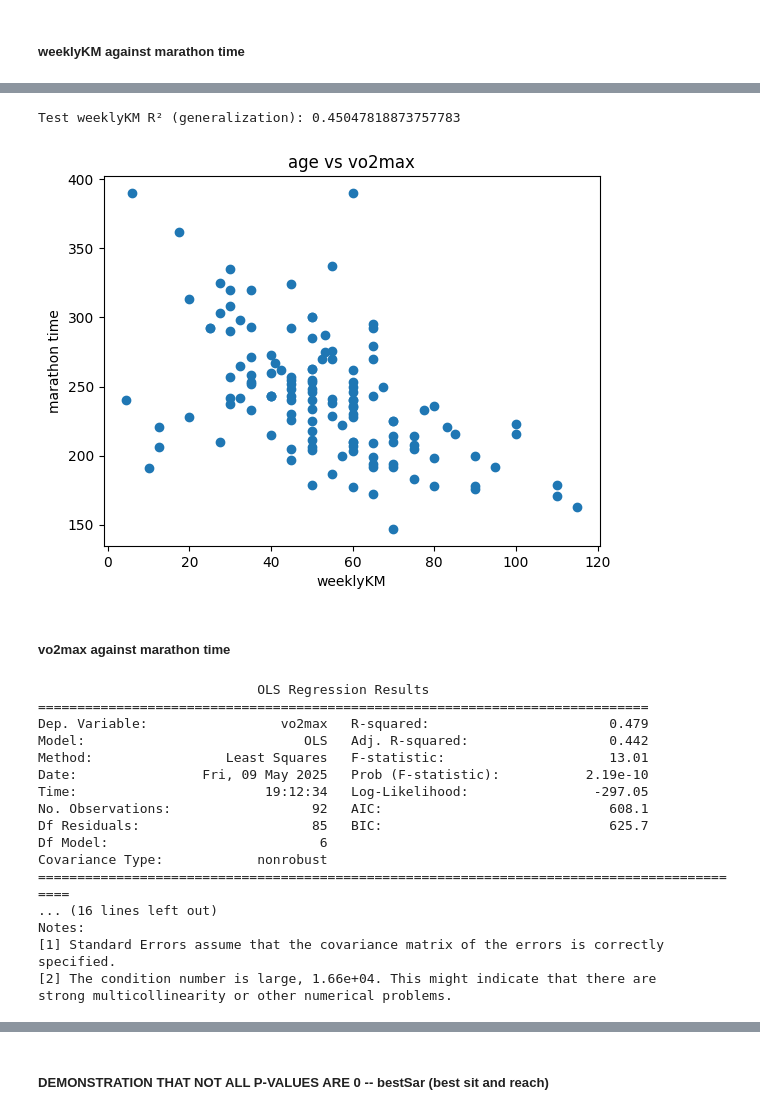
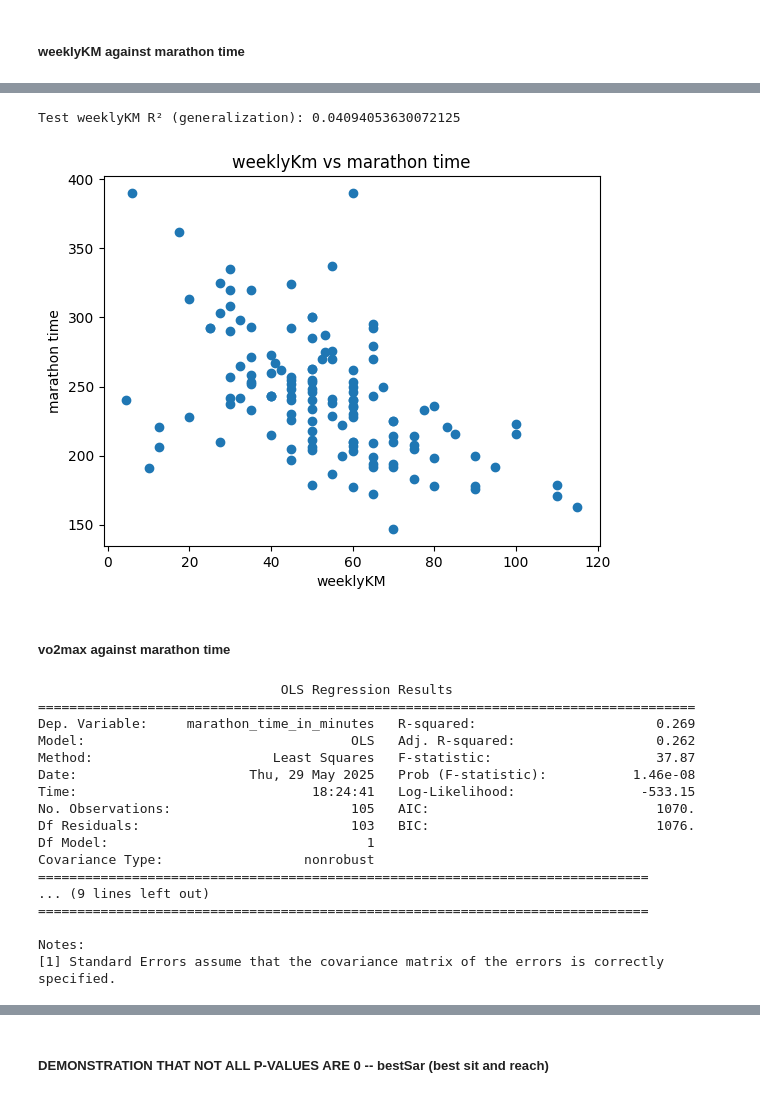
Before and after one commit to lambione/ML-running-thesis, a Jupyter notebook: linearRegression.ipynb, the cells around one changed output, grey strips where cells are left out. Drawn from its saved outputs; the diff is of its cells as text; code cells hidden in the pictures.

```diff
--- a/linearRegression.ipynb
+++ b/linearRegression.ipynb
@@ -718,36 +780,40 @@ Notes:
 # %%
-pred_weekly= model_weekly.predict(test)
-print("Test weeklyKM R² (generalization):", r2_score(test["marathon_time_in_minutes"], pred_weekly))
+pred_weekly= model_weekly.predict(y_test_week)
+print("Test weeklyKM R² (generalization):", r2_score(y_test_week["marathon_time_in_minutes"], pred_weekly))
 # %% [output]
-Test weeklyKM R² (generalization): 0.45047818873757783
+Test weeklyKM R² (generalization): 0.04094053630072125
 # %%
 plt.scatter(data['weeklyKM'], data['marathon_time_in_minutes'])
-plt.title('age vs vo2max')
+plt.title('weeklyKm vs marathon time')
 plt.xlabel('weeklyKM')
 plt.ylabel('marathon time')
 plt.show()
 # %% [output]
-[figure, old version]
+[figure, new version]
 # %% [markdown]
 ##### __vo2max against marathon time__
 # %%
-model_vo2max = smf.ols(f" marathon_time_in_minutes ~ vo2max ", data=train).fit()
-print(model.summary())
+X = data[['marathon_time_in_minutes', 'vo2max']]
+
+X_train_v, y_test_v = train_test_split(X,test_size=0.2, random_state=42)
+
+model_vo2max = smf.ols(f" marathon_time_in_minutes ~ vo2max ", data=X_train_v).fit()
+print(model_vo2max.summary())
 # %% [output]
-                            OLS Regression Results
+                               OLS Regression Results
+====================================================================================
+Dep. Variable:     marathon_time_in_minutes   R-squared:                       0.269
+Model:                                  OLS   Adj. R-squared:                  0.262
+Method:                       Least Squares   F-statistic:                     37.87
+Date:                      Thu, 29 May 2025   Prob (F-statistic):           1.46e-08
+Time:                              18:24:41   Log-Likelihood:                -533.15
+No. Observations:                       105   AIC:                             1070.
+Df Residuals:                           103   BIC:                             1076.
+Df Model:                                 1
+Covariance Type:                  nonrobust
 ==============================================================================
-Dep. Variable:                 vo2max   R-squared:                       0.479
-Model:                            OLS   Adj. R-squared:                  0.442
-Method:                 Least Squares   F-statistic:                     13.01
-Date:                Fri, 09 May 2025   Prob (F-statistic):           2.19e-10
-Time:                        19:12:34   Log-Likelihood:                -297.05
-No. Observations:                  92   AIC:                             608.1
-Df Residuals:                      85   BIC:                             625.7
-Df Model:                           6
-Covariance Type:            nonrobust
-============================================================================================
-... (16 lines left out)
+... (9 lines left out)
+==============================================================================
+
 Notes:
 [1] Standard Errors assume that the covariance matrix of the errors is correctly specified.
-[2] The condition number is large, 1.66e+04. This might indicate that there are
-strong multicollinearity or other numerical problems.
```
Also changed, not shown: parts of 94 cells of this notebook, 1 other file.
